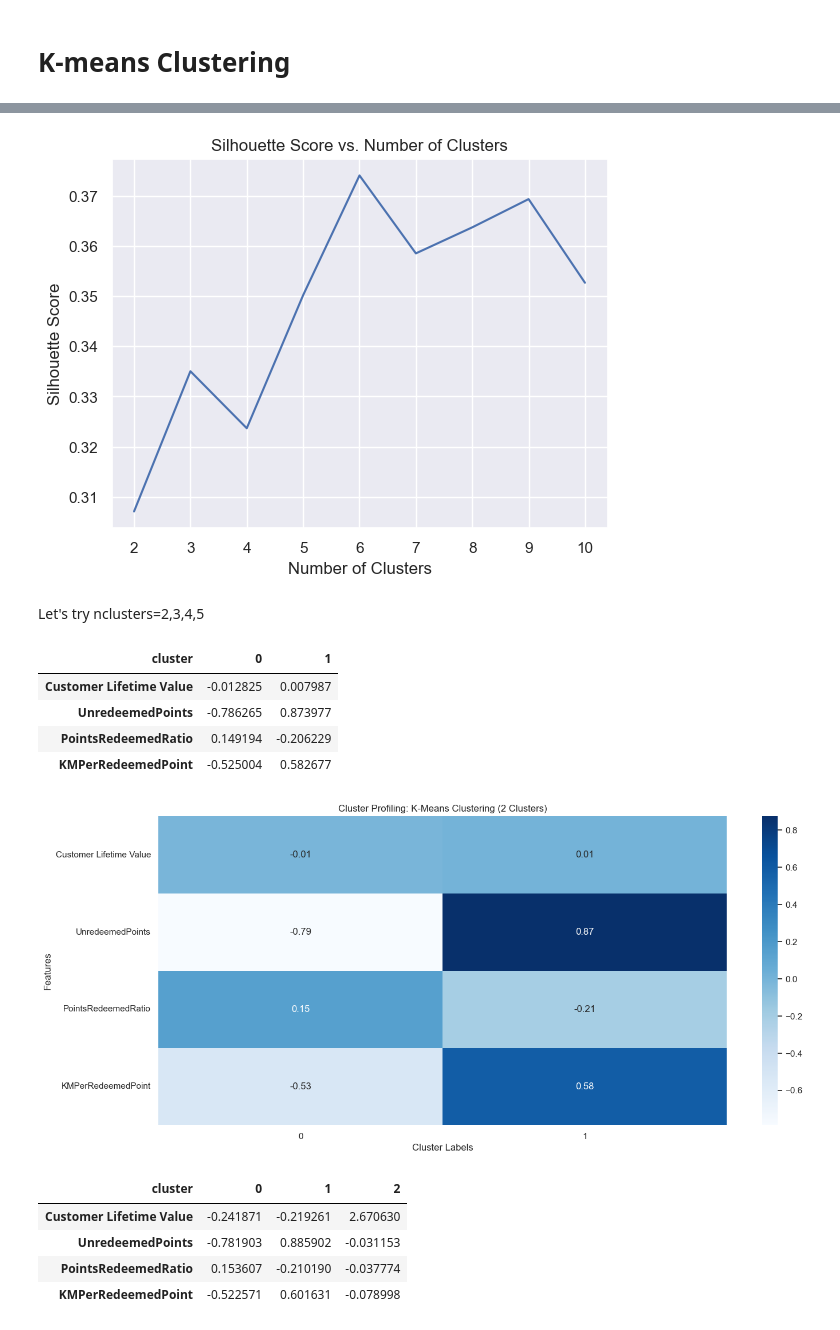
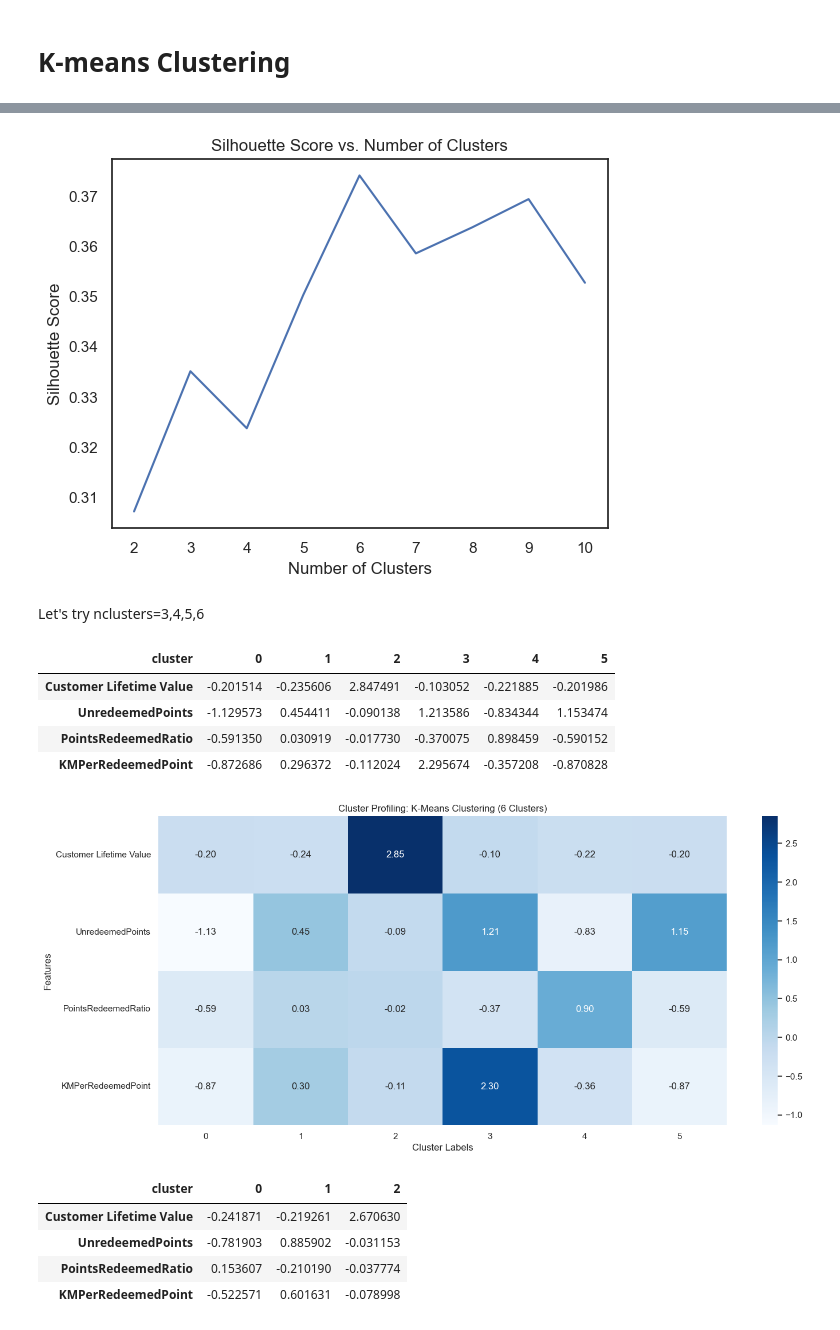
Before and after one commit to calcoafrancisca/Group-39---DM---Part2, a Jupyter notebook: Value-Based-Perspective.ipynb, the cells around one changed output, grey strips where cells are left out. Drawn from its saved outputs; the diff is of its cells as text; code cells hidden in the pictures.

```diff
--- a/Value-Based-Perspective.ipynb
+++ b/Value-Based-Perspective.ipynb
@@ -320,13 +295,12 @@ linkage_matrix.shape
 (16551, 4)
 # %%
 # Plot the corresponding dendrogram
-sns.set()
+sns.set_style("white")
 fig = plt.figure(figsize=(11,5))
 # The Dendrogram parameters need to be tuned
 Y_THRESHOLD = 100
 dendrogram(linkage_matrix, truncate_mode='level', p=5, color_threshold=Y_THRESHOLD, above_threshold_color='navy')
-    # You can play with 'truncate_mode' and 'p' define what level the dendrogram shows
-    # above_threshold_color='k' forces black color for the lines above the threshold)
+
 plt.hlines(Y_THRESHOLD, 0, 1000, colors="royalblue", linestyles="dashed")
 plt.title(f'Hierarchical Clustering Dendrogram: Ward Linkage', fontsize=21, color='navy')
 plt.xlabel('Number of points in node', color='navy')
@@ -545,33 +517,33 @@ plt.ylabel('Silhouette Score')
 plt.title(f'Silhouette Score vs. Number of Clusters')
 plt.show()
 # %% [output]
-[figure, old version]
+[figure, new version]
 # %% [markdown]
-Let's try nclusters=2,3,4,5
+Let's try nclusters=3,4,5,6
 # %%
-km = KMeans(n_clusters=2, init="k-means++", random_state=94)
-km_labels_2 = km.fit_predict(df)
+km = KMeans(n_clusters=6, init="k-means++", random_state=94)
+km_labels_6 = km.fit_predict(df)
 
 df_value_based_with_clusters = df.copy()
-df_value_based_with_clusters['cluster'] = km_labels_2
+df_value_based_with_clusters['cluster'] = km_labels_6
 
 cluster_profile_orig = df_value_based_with_clusters.groupby('cluster').mean()
 
 display(cluster_profile_orig.T)
 
 plt.figure(figsize=(16,7))
 sns.heatmap(cluster_profile_orig.T, cmap="Blues", annot=True, fmt=".2f")
-plt.title("Cluster Profiling: K-Means Clustering (2 Clusters)")
+plt.title("Cluster Profiling: K-Means Clustering (6 Clusters)")
 plt.xlabel("Cluster Labels")
 plt.ylabel("Features")
 plt.show()
 # %% [output]
-| cluster | 0 | 1 |
-| Customer Lifetime Value | -0.012825 | 0.007987 |
-| UnredeemedPoints | -0.786265 | 0.873977 |
-| PointsRedeemedRatio | 0.149194 | -0.206229 |
-| KMPerRedeemedPoint | -0.525004 | 0.582677 |
+| cluster | 0 | 1 | 2 | 3 | 4 | 5 |
+| Customer Lifetime Value | -0.201514 | -0.235606 | 2.847491 | -0.103052 | -0.221885 | -0.201986 |
+| UnredeemedPoints | -1.129573 | 0.454411 | -0.090138 | 1.213586 | -0.834344 | 1.153474 |
+| PointsRedeemedRatio | -0.591350 | 0.030919 | -0.017730 | -0.370075 | 0.898459 | -0.590152 |
+| KMPerRedeemedPoint | -0.872686 | 0.296372 | -0.112024 | 2.295674 | -0.357208 | -0.870828 |
-[figure, old version]
+[figure, new version]
 # %%
 km = KMeans(n_clusters=3, init="k-means++", random_state=94)
 km_labels_3 = km.fit_predict(df)
```
Also changed, not shown: parts of 24 cells of this notebook, 1 other file.
